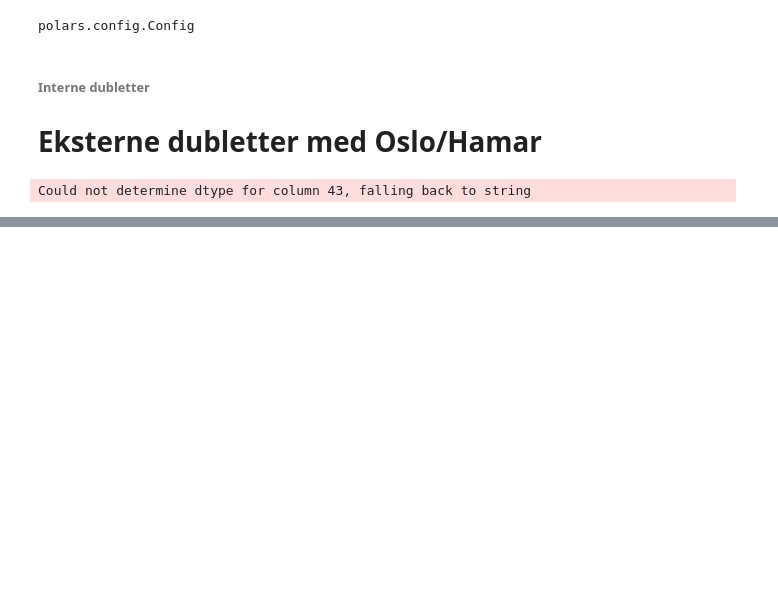
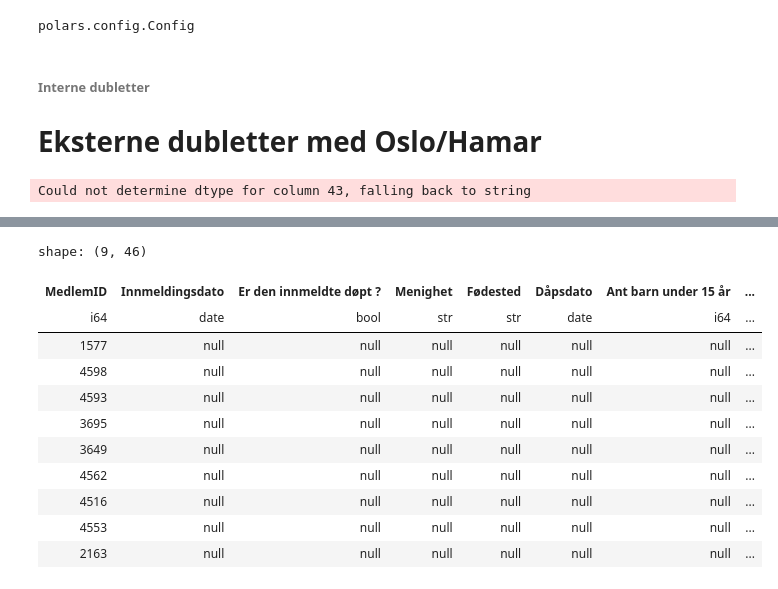
Before and after one commit to craftsmandigital/Bergens-konvertering, a Jupyter notebook: dubletter.ipynb, the cells around one changed output, grey strips where cells are left out. Saved outputs shown, nothing was run; the diff lists cells and outputs as text; code cells hidden in the pictures; blank space fills up the shorter version.

```diff
--- a/dubletter.ipynb
+++ b/dubletter.ipynb
@@ -51,0 +113,4 @@ shape: (10, 9)
+# %%
+df_slettes = (pl.read_excel("slettes.xlsx")
+)
+df_slettes
@@ -51,0 +158,21 @@ shape: (10, 9)
+# %%
+df_slettes_full = (
+    df_slettes.join(df_bergen,
+                    on="MedlemID",
+                    how="left"
+    )
+)
+df_slettes_full
+# %% [output]
+shape: (9, 46)
+| MedlemID | Innmeldingsdato | Er den innmeldte døpt ? | Menighet | Fødested | Dåpsdato | Ant barn under 15 år | ... |
+| i64 | date | bool | str | str | date | i64 | ... |
+| 1577 | null | null | null | null | null | null | ... |
+| 4598 | null | null | null | null | null | null | ... |
+| 4593 | null | null | null | null | null | null | ... |
+| 3695 | null | null | null | null | null | null | ... |
+| 3649 | null | null | null | null | null | null | ... |
+| 4562 | null | null | null | null | null | null | ... |
+| 4516 | null | null | null | null | null | null | ... |
+| 4553 | null | null | null | null | null | null | ... |
+| 2163 | null | null | null | null | null | null | ... |
```
Also changed, not shown: parts of 13 cells of this notebook, 6 other files.
